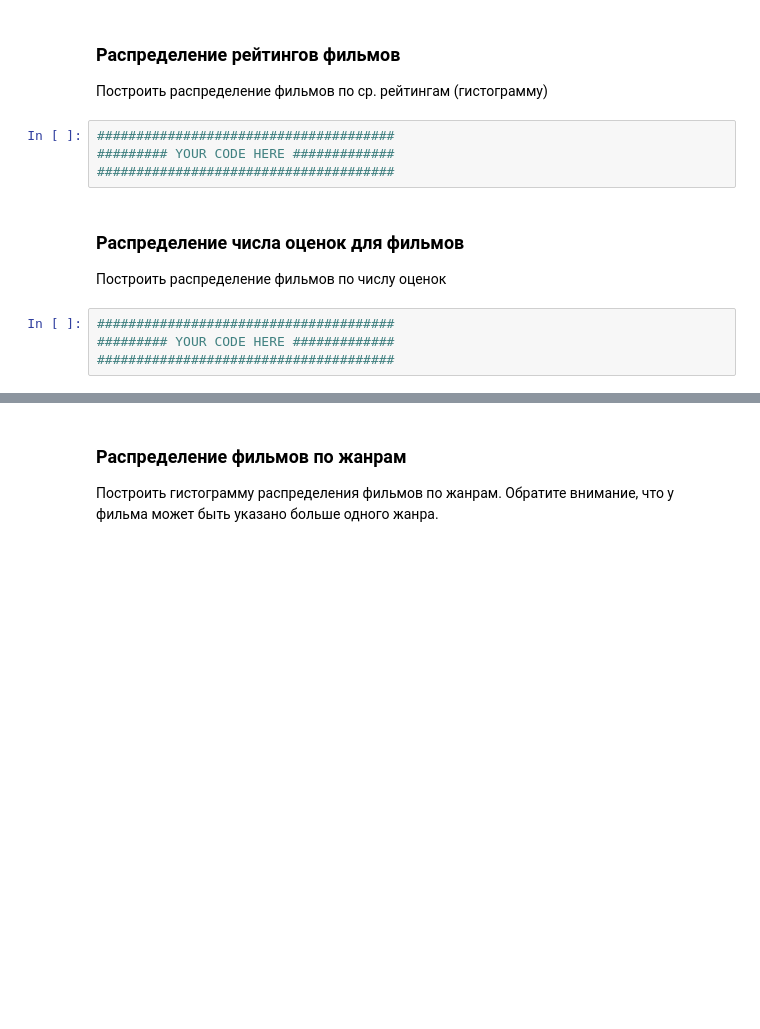
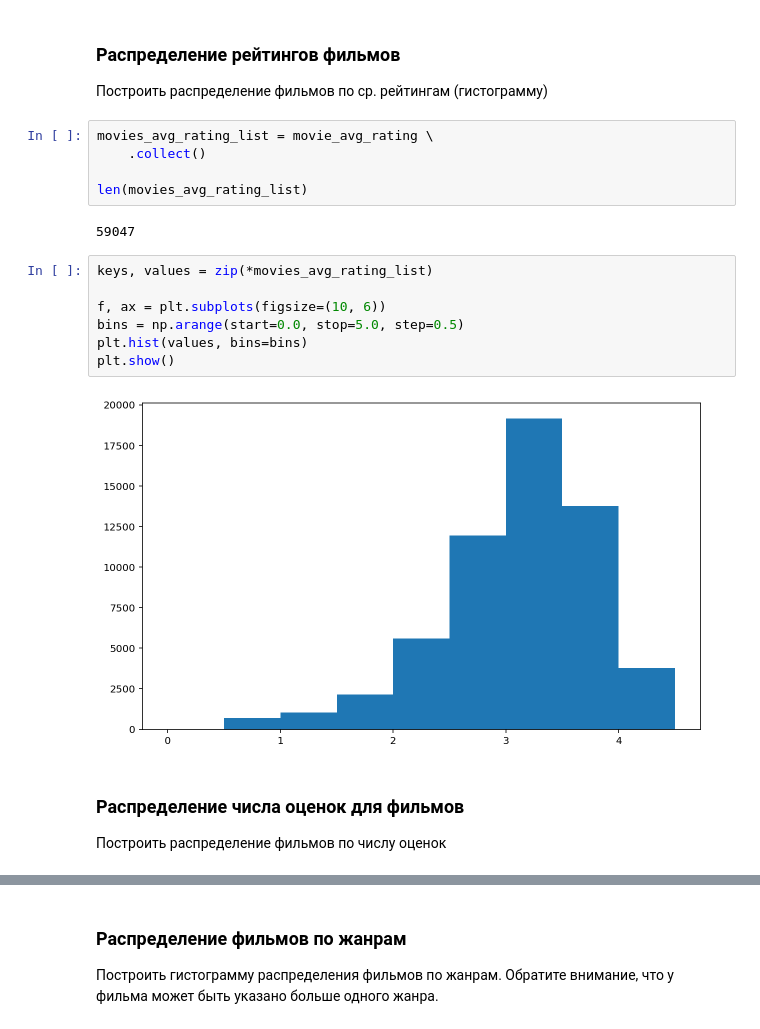
Before and after one commit to ishugaepov/MLBD, a Jupyter notebook: apache_spark/notebooks/spark_examples.ipynb, the cells around one changed output, grey strips where cells are left out. Drawn from its saved outputs; the diff is of its cells as text; blank space fills up the shorter version.

```diff
--- a/apache_spark/notebooks/spark_examples.ipynb
+++ b/apache_spark/notebooks/spark_examples.ipynb
@@ -277,15 +315,23 @@ plt.show()
 ### Распределение рейтингов фильмов
 
 Построить распределение фильмов по ср. рейтингам  (гистограмму)
-# %%
-######################################
-######### YOUR CODE HERE #############
-######################################
+# %%
+movies_avg_rating_list = movie_avg_rating \
+    .collect()
+
+len(movies_avg_rating_list)
+# %% [output]
+59047
+# %%
+keys, values = zip(*movies_avg_rating_list)
+
+f, ax = plt.subplots(figsize=(10, 6))
+bins = np.arange(start=0.0, stop=5.0, step=0.5)
+plt.hist(values, bins=bins)
+plt.show()
+# %% [output]
+[figure, added]
 # %% [markdown]
 ### Распределение числа оценок для фильмов
 
 Построить распределение фильмов по числу оценок
-# %%
-######################################
-######### YOUR CODE HERE #############
-######################################
```
Also changed, not shown: parts of 29 cells of this notebook.
